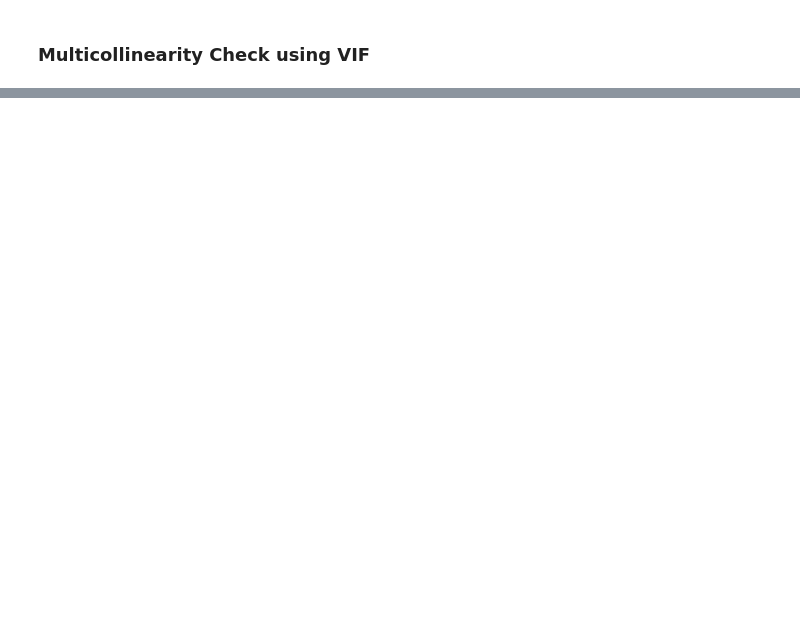
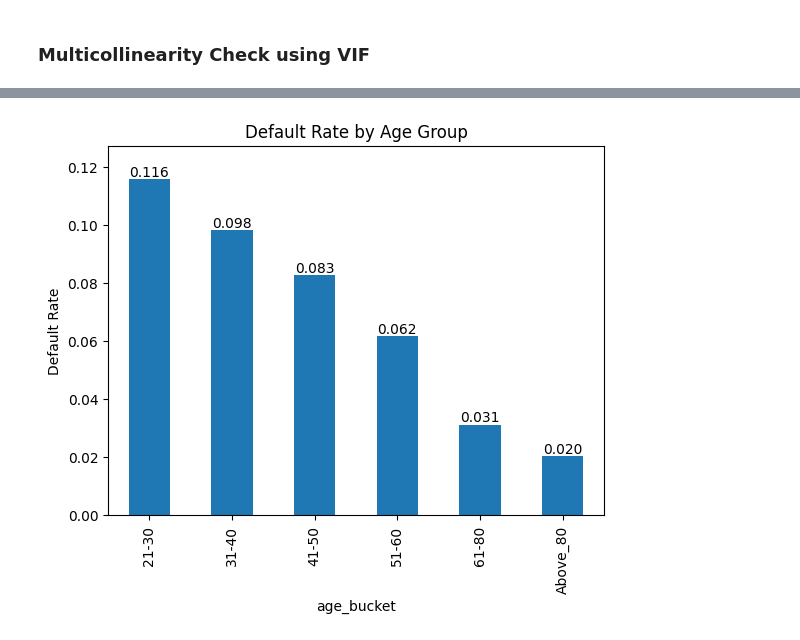
Before and after one commit to RSP004/Credit-Default-Risk-Prediction, a Jupyter notebook: 00 - Data_Exploration.ipynb, the cells around one changed output, grey strips where cells are left out. Drawn from its saved outputs; the diff is of its cells as text; code cells hidden in the pictures; blank space fills up the shorter version.

```diff
--- a/00 - Data_Exploration.ipynb
+++ b/00 - Data_Exploration.ipynb
@@ -485,0 +643,19 @@ print(vif_results)
+# %%
+bins = [float('-inf'), 20, 30, 40, 50, 60, 80, float('inf')]
+labels = ['Below_20', '21-30', '31-40', '41-50', '51-60', '61-80', 'Above_80']
+
+df_train['age_bucket'] = pd.cut(df_train['age'], bins=bins, labels=labels)
+
+risk_by_age = df_train.groupby('age_bucket', observed=True)['SeriousDlqin2yrs'].mean()
+
+ax = risk_by_age.plot(kind='bar')
+
+for container in ax.containers:
+    ax.bar_label(container, fmt='%.3f')
+
+plt.title("Default Rate by Age Group")
+plt.ylabel("Default Rate")
+plt.ylim(0, risk_by_age.max() * 1.1)
+plt.show()
+# %% [output]
+[figure, added]
```
Also changed, not shown: parts of 32 cells of this notebook.
